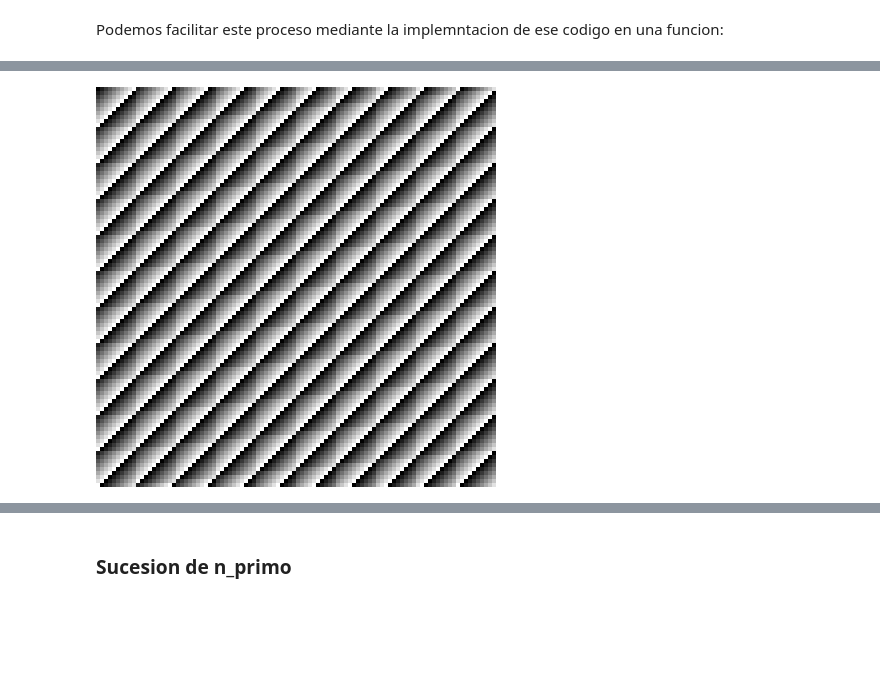
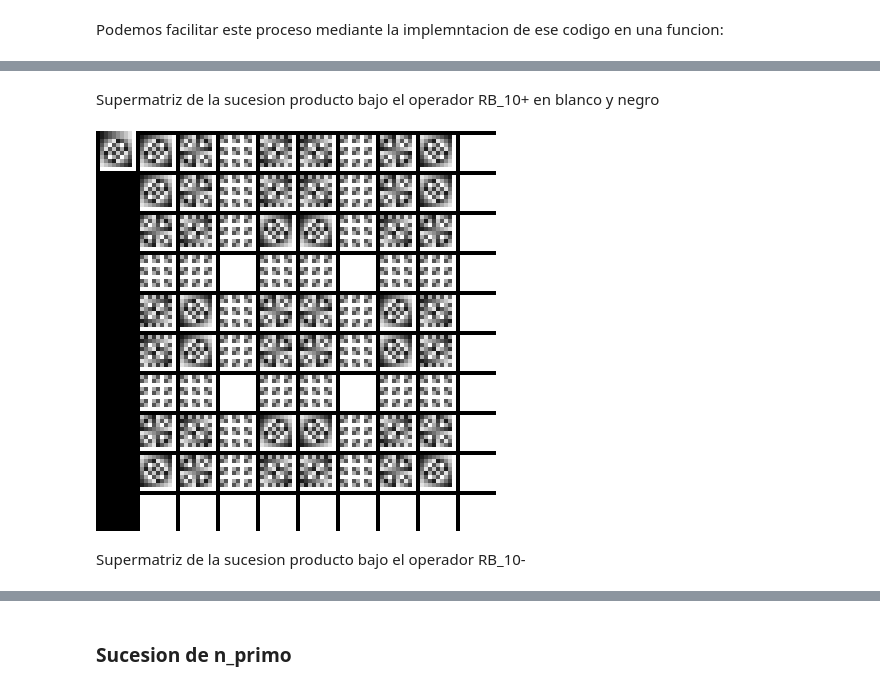
Before and after one commit to Dnllns/B10_clustering, a Jupyter notebook: B10_clustering.ipynb, the cells around one changed output, grey strips where cells are left out. Drawn from its saved outputs; the diff is of its cells as text; code cells hidden in the pictures; blank space fills up the shorter version.

Commit message:
Reimplementacion de algunas funcionalidades

```diff
--- a/B10_clustering.ipynb
+++ b/B10_clustering.ipynb
@@ -534,0 +595,3 @@ def number_to_color(number):
+# %%
+def number_to_color(number, palette=default_colors):
+    return palette[number]
@@ -579,5 +779,5 @@ display(image)
 # %%
-def build_cluster_matrix(clusters_wide, clusters_high, clusters):
+def build_supermatrix(clusters_wide, clusters_high, clusters):
     cluster_matrix = []
     for i in range(clusters_high):
         row = []
@@ -651,8 +828,10 @@ create_global_image(
 # Configuracion de la sucesion deseada
 # --------------------------------
 
-a = n_producto          # Funcion que calcula los numeros de la sucesion
+a = producto          # Funcion que calcula los numeros de la sucesion
+method = "+"          # Metodo de generacion de la sucesion
 n_0 = 0                 # Termino inicial de la sucesion
+
 
 # Configuracion de los clusters
 # --------------------------------
@@ -666,18 +845,18 @@ offset = w*h            # Offset entre clusters (distancia entre clusters)
 
 # Configuracion de la lista de clusters
 # --------------------------------
-cluster_count = m_w * m_h
+matrix_count = m_w * m_h
 
 
 # Obtenemos la lista de clusters
 # --------------------------------
-clusters = gen_super_matrix(a, n_0, w, h, cluster_count, offset)
+clusters = gen_matrix_list(a, method, n_0, w, h, matrix_count, offset)
 
 # Creamos la matriz de clusters
-cluster_matrix = build_cluster_matrix(m_w, m_h, clusters)
+cluster_matrix = build_supermatrix(m_w, m_h, clusters)
 
 # Imagen global
-create_global_image(
+create_supermatrix_image(
     cluster_matrix,
     scale=1,
     paint_function=number_to_color
@@ -695,0 +868,21 @@ def build_cluster_matrix_image(a, method, n_0, w, h, m_w, m_h, scale, paint_func
+# %%
+def gen_supermatrix_image(a, method, n_0, w, h, m_w, m_h, scale, paint_function, a_args=None):
+    '''
+    Crea una imagen de una supermatriz de tamaño m_w x m_h
+
+    Params:
+        a: funcion que calcula los numeros de la sucesion
+        method: metodo de generacion de la sucesion
+        n_0: termino inicial de la sucesion
+        w: ancho de la matriz
+        h: alto de la matriz
+        m_w: ancho de la supermatriz
+        m_h: alto de la supermatriz
+        scale: escala de la imagen
+        paint_function: funcion que pinta los numeros de la matriz
+    '''
+    offset = w*h
+    matrix_count = m_w * m_h
+    matrix_list = gen_matrix_list(a, method, n_0, w, h, matrix_count, offset, a_args)
+    cluster_matrix = build_supermatrix(m_w, m_h, matrix_list)
+    return create_supermatrix_image(cluster_matrix, scale, paint_function)
@@ -710,12 +933,16 @@ build_cluster_matrix_image(
+# %% [markdown]
+Supermatriz de la sucesion producto bajo el operador RB_10+ en blanco y negro
 # %%
-build_cluster_matrix_image(
+gen_supermatrix_image(
     producto,     # Funcion que calcula los numeros de la sucesion
     "+",          # Metodo de generacion de la sucesion "+", "-", "*", "/",
     0,              # Termino inicial de la sucesion
     10, 10,         # Ancho y alto del cluster
     10, 10,         # Ancho y alto de la matriz de clusters
     4,              # Escala de la imagen  4 = 1 pixel * 4 -> 1 pixel se expande en 4 pixeles
     number_to_gray # Funcion que asigna un color a cada numero
 )
 # %% [output]
-[figure, old version]
+[figure, new version]
+# %% [markdown]
+Supermatriz de la sucesion producto bajo el operador RB_10-
```
Also changed, not shown: parts of 85 cells of this notebook.
